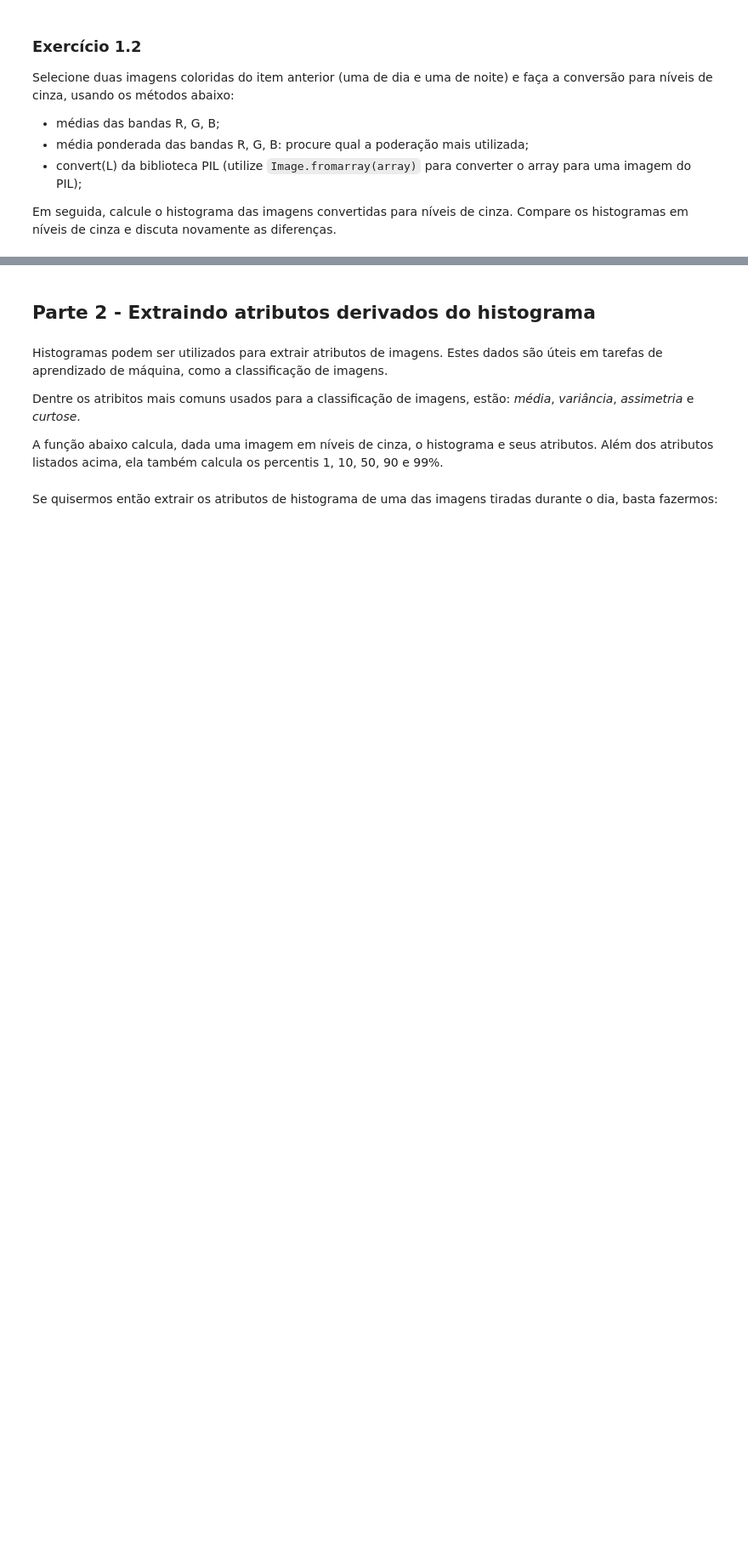
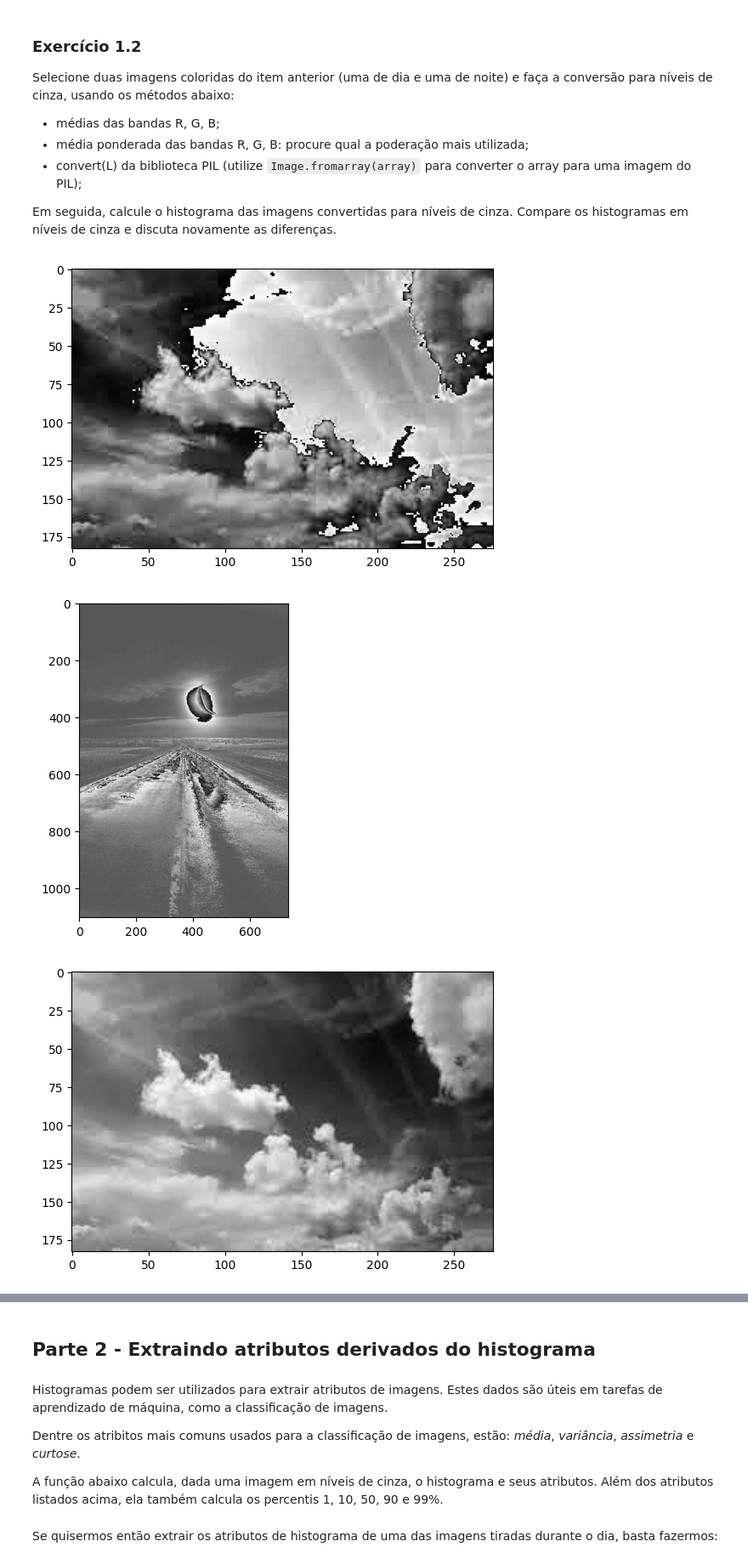
Before and after one commit to UNICAMP-EA979/2026s1-pi02-histogramas-knn-Tithi8, a Jupyter notebook: Atividade.ipynb, the cells around one changed output, grey strips where cells are left out. Shown at 85% size. Drawn from its saved outputs; the diff is of its cells as text; code cells hidden in the pictures; blank space fills up the shorter version.

```diff
--- a/Atividade.ipynb
+++ b/Atividade.ipynb
@@ -104,0 +126,56 @@ Em seguida, calcule o histograma das imagens convertidas para níveis de cinza.
+# %%
+chosen_day_image = day_images[0]
+chosen_night_image = night_images[0]
+
+#media ponderada das bandas rgb
+def media_bandas_rgb(image: np.ndarray):
+    r = image[:,:,0]
+    g = image[:,:,1]
+    b = image[:,:,2]
+
+    media_bandas = (r + g + b) / 3
+    plt.imshow(media_bandas, cmap='gray')
+    plt.show()
+    #print(media_bandas)
+    return media_bandas
+
+def media_ponderada_bandas_rgb(image: np.ndarray):
+    r = image[:,:,0]
+    g = image[:,:,1]
+    b = image[:,:,2]
+
+    media_ponderada_bandas = (0.299 * r + 0.587 * g + 0.114 * b)
+    plt.imshow(media_ponderada_bandas,cmap='gray')
+    plt.show()
+    return media_ponderada_bandas
+
+def convert_to_gray_PIL(image):
+    img = Image.fromarray(image)
+    img_pil = img.convert('L')
+    plt.imshow(img_pil, cmap='gray')
+    plt.show()
+    return img_pil
+
+media_day = media_bandas_rgb(chosen_day_image)
+media_night = media_bandas_rgb(chosen_night_image)
+media_day_ponderada = media_ponderada_bandas_rgb(chosen_day_image)
+media_night_ponderada = media_ponderada_bandas_rgb(chosen_night_image)
+PIL_day = convert_to_gray_PIL(chosen_day_image)
+PIL_night = convert_to_gray_PIL(chosen_night_image)
+
+
+plota_hist(h=np.histogram(media_day)[0], cor='blue', nbins=50, bin_edges=np.histogram(media_day)[1])
+plt.show()
+plota_hist(h=np.histogram(media_night)[0], cor='blue', nbins=50, bin_edges=np.histogram(media_night)[1])
+plt.show()
+plota_hist(h=np.histogram(media_day_ponderada)[0], cor='red', nbins=50, bin_edges=np.histogram(media_day_ponderada)[1])
+plt.show()
+plota_hist(h=np.histogram(media_night_ponderada)[0], cor='red', nbins=50, bin_edges=np.histogram(media_night_ponderada)[1])
+plt.show()
+plota_hist(h=np.histogram(PIL_day)[0], cor='green', nbins=50, bin_edges=np.histogram(PIL_day)[1])
+plt.show()
+plota_hist(h=np.histogram(PIL_night)[0], cor='green', nbins=50, bin_edges=np.histogram(PIL_night)[1])
+# %% [output]
+[figure, added]
+[figure, added]
+[figure, added]
```
Also changed, not shown: parts of 5 cells of this notebook.
